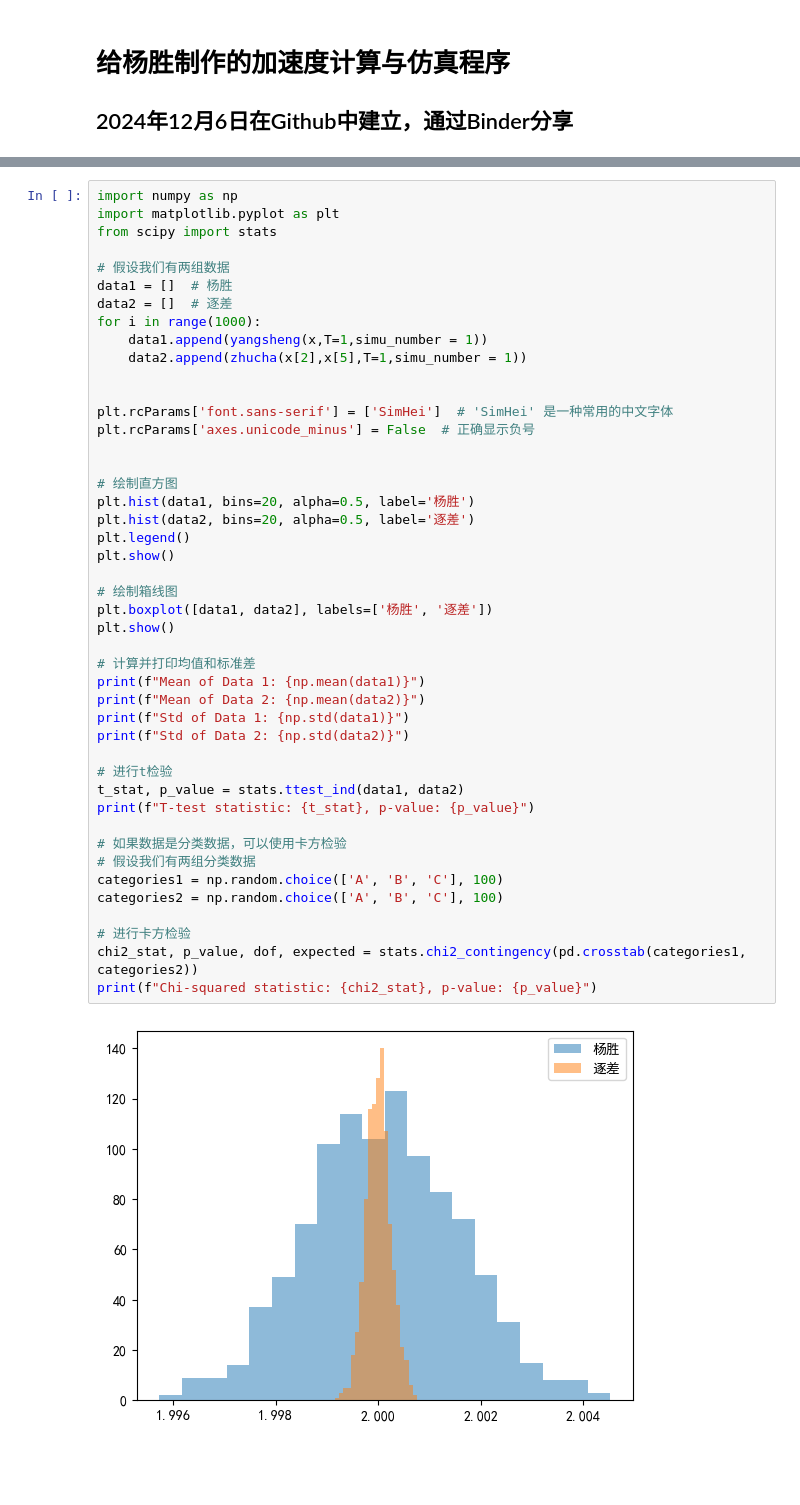
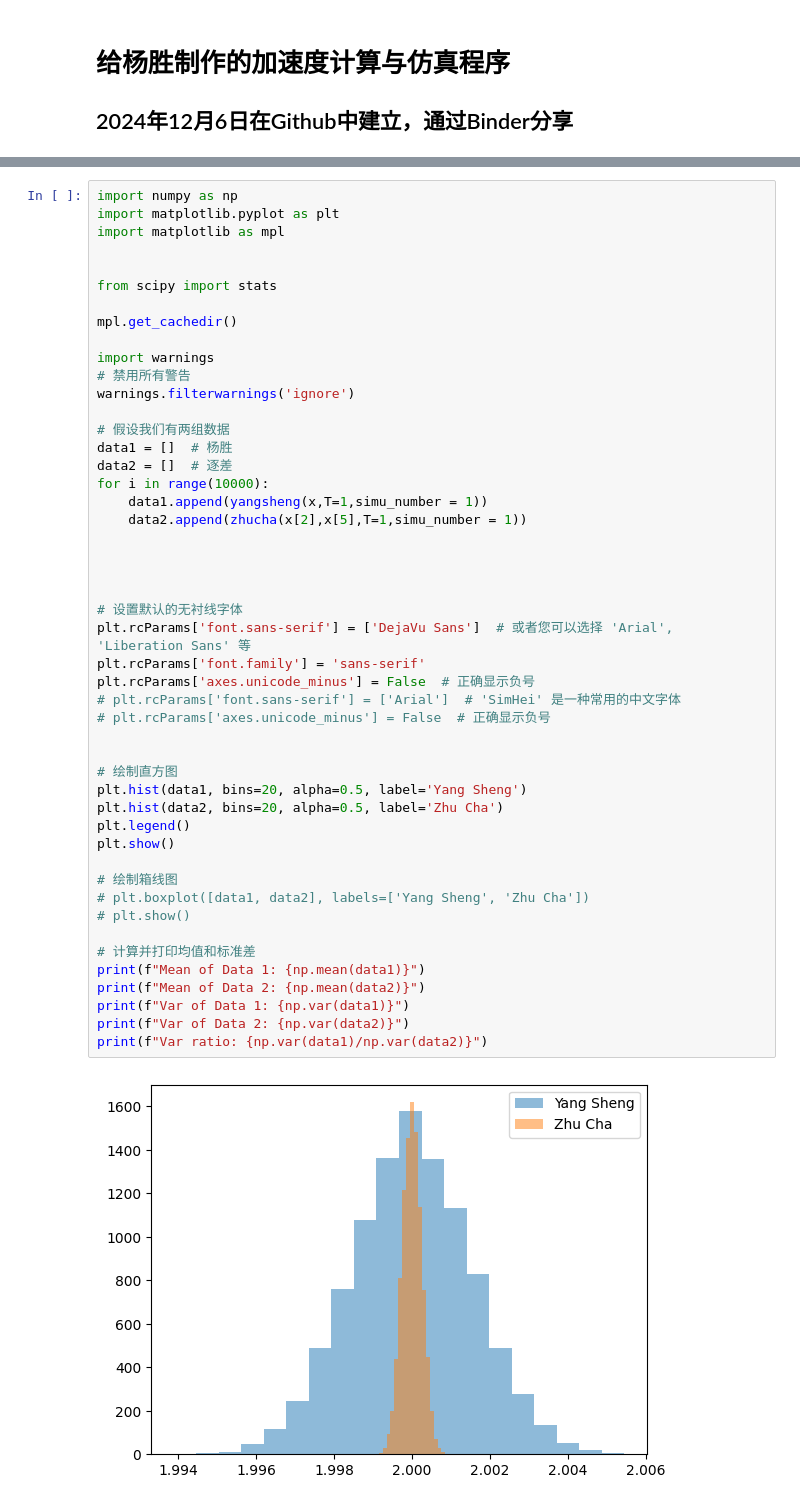
Before and after one commit to zhangping0808/Physical-Yang, a Jupyter notebook: Acceleration Calculatio.ipynb, the cells around one changed output, grey strips where cells are left out. Cells and saved outputs as stored; diff of their text form; blank space fills up the shorter version.

```diff
--- a/Acceleration Calculatio.ipynb
+++ b/Acceleration Calculatio.ipynb
@@ -80,47 +99,50 @@ Requirement already satisfied: numpy in c:\programdata\anaconda3\lib\site-packag
 # %%
 import numpy as np
 import matplotlib.pyplot as plt
+import matplotlib as mpl
+
+
 from scipy import stats
+
+mpl.get_cachedir()
+
+import warnings
+# 禁用所有警告
+warnings.filterwarnings('ignore')
 
 # 假设我们有两组数据
 data1 = []  # 杨胜
 data2 = []  # 逐差
-for i in range(1000):
+for i in range(10000):
     data1.append(yangsheng(x,T=1,simu_number = 1))
     data2.append(zhucha(x[2],x[5],T=1,simu_number = 1))
 
 
-plt.rcParams['font.sans-serif'] = ['SimHei']  # 'SimHei' 是一种常用的中文字体
+
+
+# 设置默认的无衬线字体
+plt.rcParams['font.sans-serif'] = ['DejaVu Sans']  # 或者您可以选择 'Arial', 'Liberation Sans' 等
+plt.rcParams['font.family'] = 'sans-serif'
 plt.rcParams['axes.unicode_minus'] = False  # 正确显示负号
+# plt.rcParams['font.sans-serif'] = ['Arial']  # 'SimHei' 是一种常用的中文字体
+# plt.rcParams['axes.unicode_minus'] = False  # 正确显示负号
 
 
 # 绘制直方图
-plt.hist(data1, bins=20, alpha=0.5, label='杨胜')
-plt.hist(data2, bins=20, alpha=0.5, label='逐差')
+plt.hist(data1, bins=20, alpha=0.5, label='Yang Sheng')
+plt.hist(data2, bins=20, alpha=0.5, label='Zhu Cha')
 plt.legend()
 plt.show()
 
 # 绘制箱线图
-plt.boxplot([data1, data2], labels=['杨胜', '逐差'])
-plt.show()
+# plt.boxplot([data1, data2], labels=['Yang Sheng', 'Zhu Cha'])
+# plt.show()
 
 # 计算并打印均值和标准差
 print(f"Mean of Data 1: {np.mean(data1)}")
 print(f"Mean of Data 2: {np.mean(data2)}")
-print(f"Std of Data 1: {np.std(data1)}")
-print(f"Std of Data 2: {np.std(data2)}")
-
-# 进行t检验
-t_stat, p_value = stats.ttest_ind(data1, data2)
-print(f"T-test statistic: {t_stat}, p-value: {p_value}")
-
-# 如果数据是分类数据，可以使用卡方检验
-# 假设我们有两组分类数据
-categories1 = np.random.choice(['A', 'B', 'C'], 100)
-categories2 = np.random.choice(['A', 'B', 'C'], 100)
-
-# 进行卡方检验
-chi2_stat, p_value, dof, expected = stats.chi2_contingency(pd.crosstab(categories1, categories2))
-print(f"Chi-squared statistic: {chi2_stat}, p-value: {p_value}")
+print(f"Var of Data 1: {np.var(data1)}")
+print(f"Var of Data 2: {np.var(data2)}")
+print(f"Var ratio: {np.var(data1)/np.var(data2)}")
 # %% [output]
-[figure, old version]
+[figure, new version]
```
Also changed, not shown: parts of 8 cells of this notebook.
